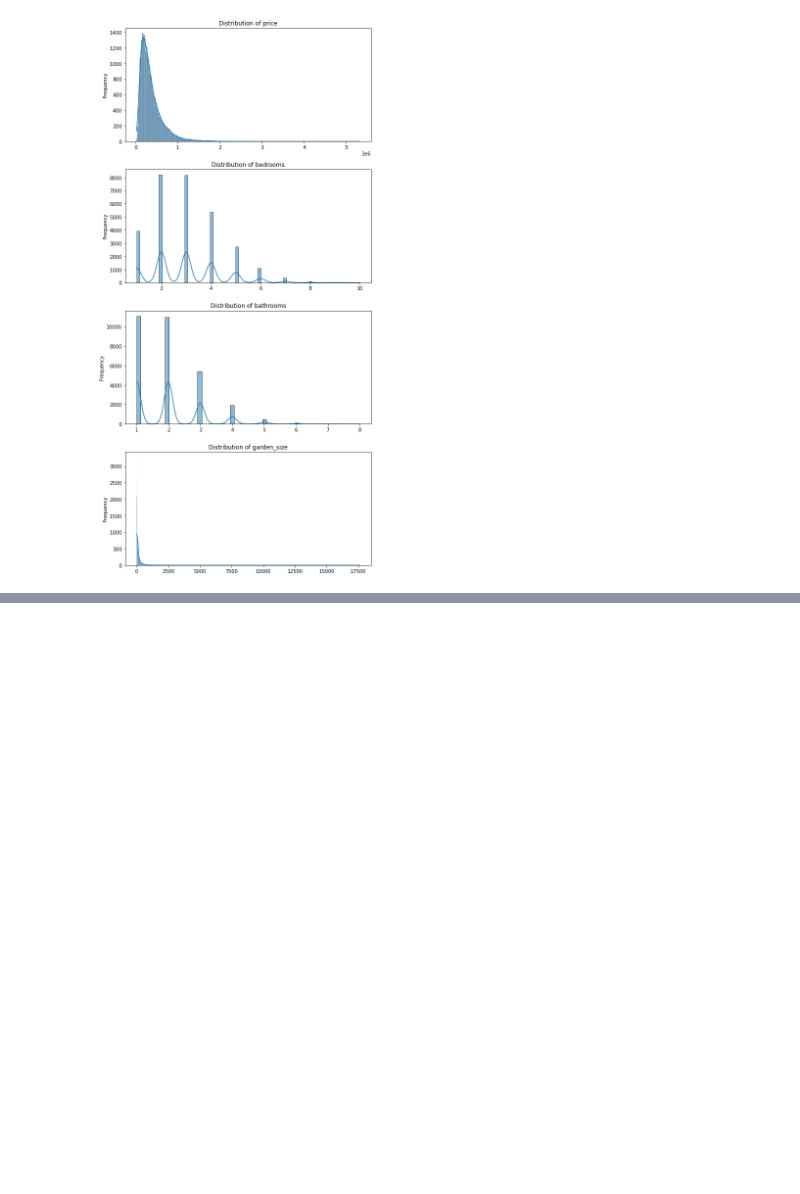
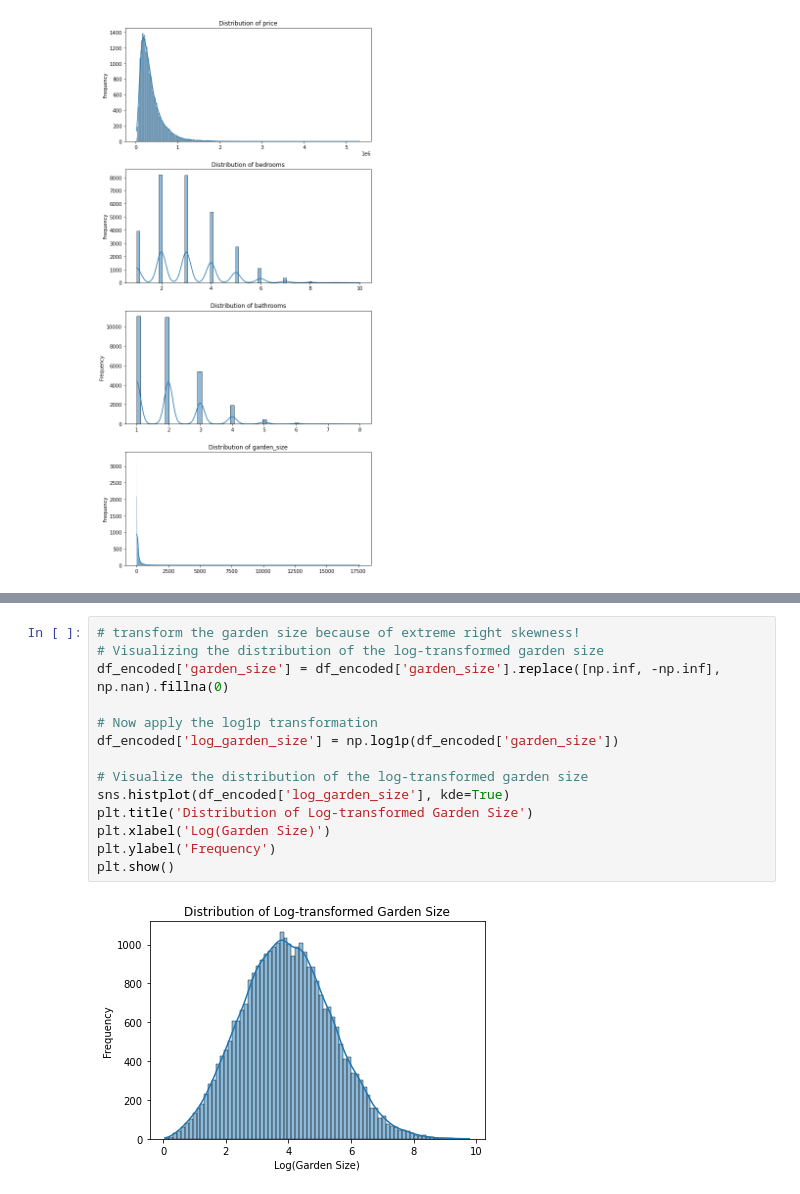
Before and after one commit to aileensiele/HouseRecommendation, a Jupyter notebook: random_forest..ipynb, the cells around one changed output, grey strips where cells are left out. Cells and saved outputs as stored; diff of their text form; blank space fills up the shorter version.

```diff
--- a/random_forest..ipynb
+++ b/random_forest..ipynb
@@ -169,0 +189,16 @@ plt.show()
+# %%
+# transform the garden size because of extreme right skewness!
+# Visualizing the distribution of the log-transformed garden size
+df_encoded['garden_size'] = df_encoded['garden_size'].replace([np.inf, -np.inf], np.nan).fillna(0)
+
+# Now apply the log1p transformation
+df_encoded['log_garden_size'] = np.log1p(df_encoded['garden_size'])
+
+# Visualize the distribution of the log-transformed garden size
+sns.histplot(df_encoded['log_garden_size'], kde=True)
+plt.title('Distribution of Log-transformed Garden Size')
+plt.xlabel('Log(Garden Size)')
+plt.ylabel('Frequency')
+plt.show()
+# %% [output]
+[figure, added]
```
Also changed, not shown: parts of 1 cell of this notebook.
